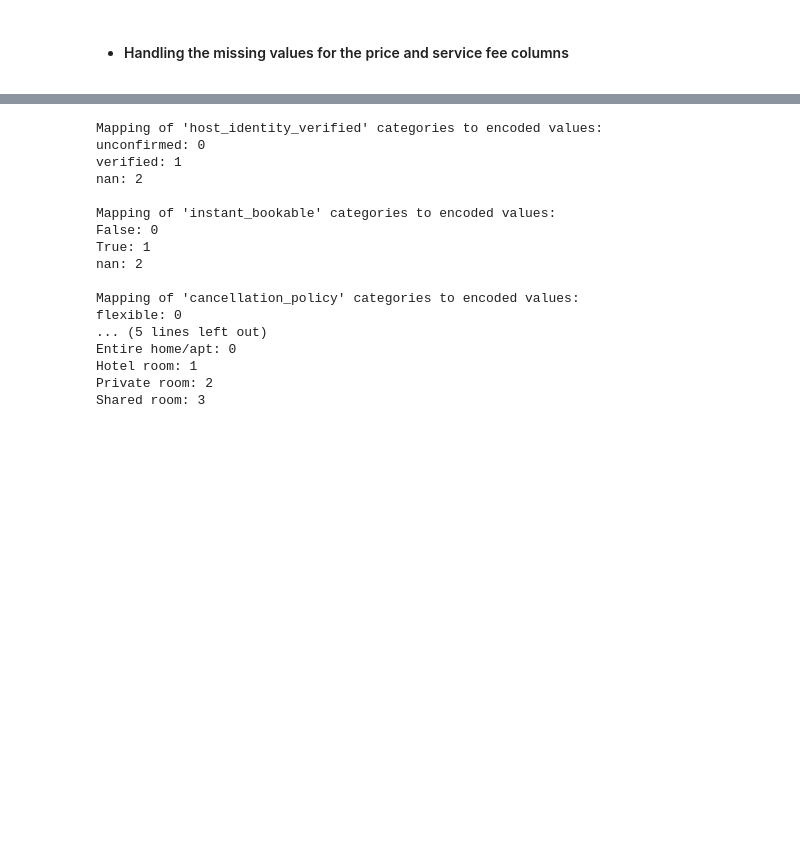
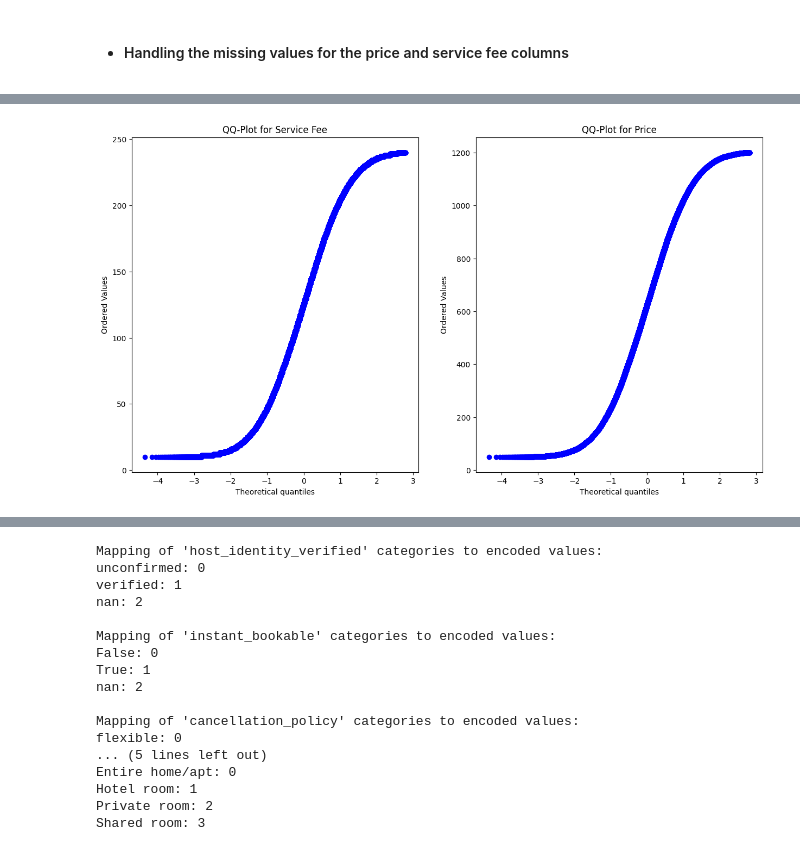
Before and after one commit to OussamaElhamdani/Python-school-project, a Jupyter notebook: main.ipynb, the cells around one changed output, grey strips where cells are left out. Saved outputs shown, nothing was run; the diff lists cells and outputs as text; code cells hidden in the pictures; blank space fills up the shorter version.

```diff
--- a/main.ipynb
+++ b/main.ipynb
@@ -227,0 +237,14 @@ dtype: int64
+# %%
+fig, ax = plt.subplots(1, 2, figsize=(15, 8))
+
+# QQ-plot for 'service fee' column
+probplot(df['service fee'], plot=ax[0], fit=True)
+ax[0].set_title('QQ-Plot for Service Fee')
+
+# QQ-plot for 'price' column
+probplot(df['price'], plot=ax[1], fit=True)
+ax[1].set_title('QQ-Plot for Price')
+
+plt.show()
+# %% [output]
+[figure, added]
```
Also changed, not shown: parts of 17 cells of this notebook, 1 other file.
